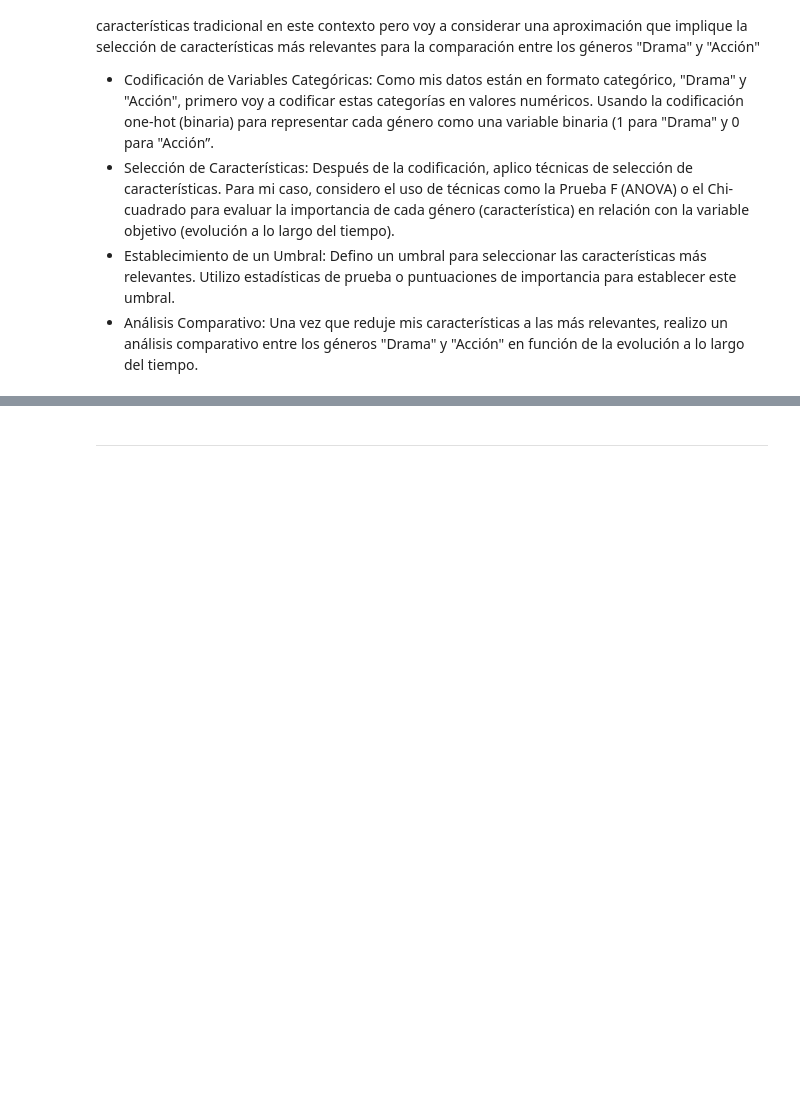
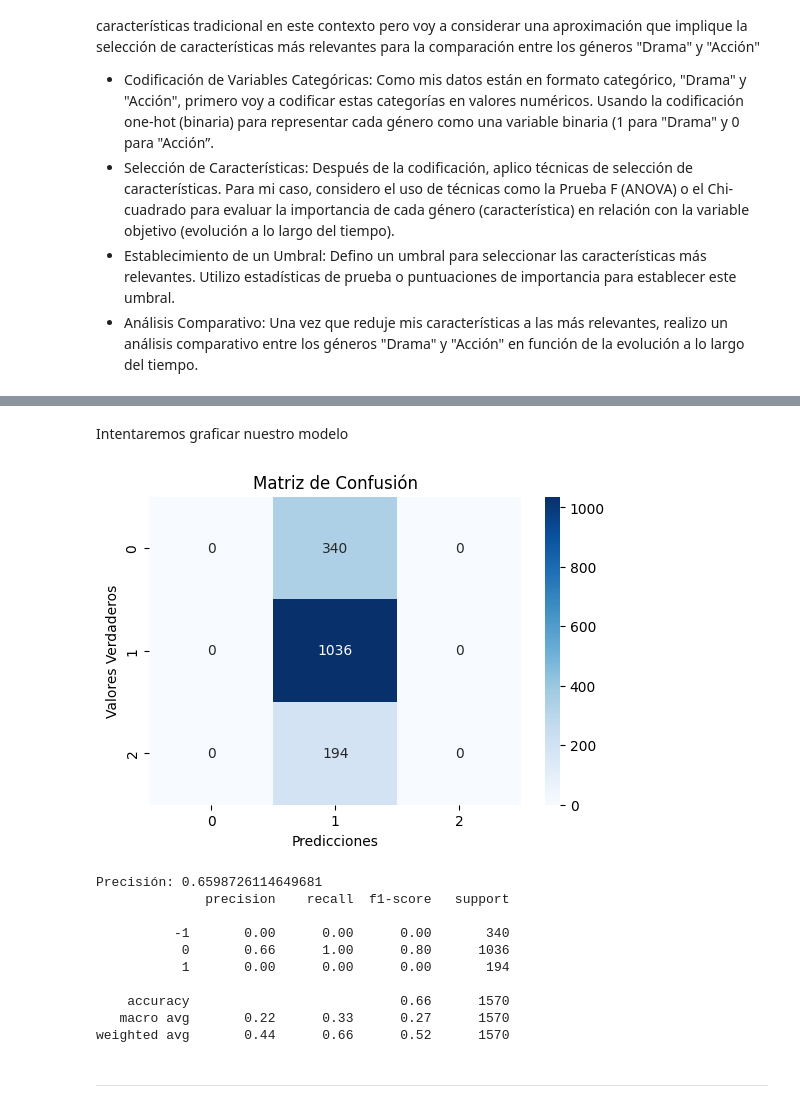
Before and after one commit to DanielaRandazo/coderhouse, a Jupyter notebook: ProyectoDS_ParteIII_Randazo.ipynb, the cells around one changed output, grey strips where cells are left out. Cells and saved outputs as stored; diff of their text form; code cells hidden in the pictures; blank space fills up the shorter version.

```diff
--- a/ProyectoDS_ParteIII_Randazo.ipynb
+++ b/ProyectoDS_ParteIII_Randazo.ipynb
@@ -338,0 +423,5 @@ print(DF_IMDB['startYear'].unique())
+# %%
+from sklearn.linear_model import LogisticRegression
+
+model = LogisticRegression()
+model.fit(X_train, y_train)
@@ -338,0 +432,12 @@ print(DF_IMDB['startYear'].unique())
+# %%
+y_pred = model.predict(X_test)
+
+# Calculo las métricas de rendimiento
+from sklearn.metrics import accuracy_score, classification_report
+
+accuracy = accuracy_score(y_test, y_pred)
+
+report = classification_report(y_test, y_pred, zero_division=0)
+
+print(f'Precisión: {accuracy}')
+print(report)
@@ -339,3 +455,44 @@ print(DF_IMDB['startYear'].unique())
+# %% [markdown]
+Intentaremos graficar nuestro modelo
+# %%
+import matplotlib.pyplot as plt
+import seaborn as sns
+from sklearn.metrics import confusion_matrix
+from sklearn.metrics import accuracy_score
+from sklearn.metrics import classification_report
+
+
+# Calculo la matriz de confusión
+cm = confusion_matrix(y_test, y_pred)
+
+# Creo un gráfico de matriz de confusión
+plt.figure(figsize=(6, 4))
+sns.heatmap(cm, annot=True, fmt="d", cmap="Blues")
+plt.xlabel("Predicciones")
+plt.ylabel("Valores Verdaderos")
+plt.title("Matriz de Confusión")
+
+# Muestro el gráfico
+plt.show()
+
+# Muestro la precisión y otros informes
+accuracy = accuracy_score(y_test, y_pred)
+report = classification_report(y_test, y_pred, zero_division=0)
+
+print(f'Precisión: {accuracy}')
+print(report)
+# %% [output]
+[figure, added]
+Precisión: 0.6598726114649681
+              precision    recall  f1-score   support
+
+          -1       0.00      0.00      0.00       340
+           0       0.66      1.00      0.80      1036
+           1       0.00      0.00      0.00       194
+
+    accuracy                           0.66      1570
+   macro avg       0.22      0.33      0.27      1570
+weighted avg       0.44      0.66      0.52      1570
 # %% [markdown]
 
 
```
Also changed, not shown: parts of 23 cells of this notebook.
